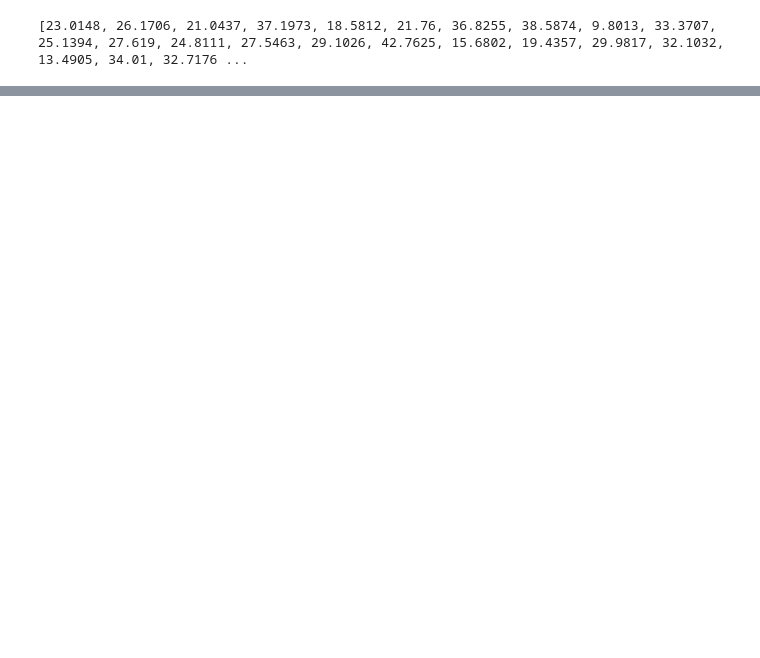
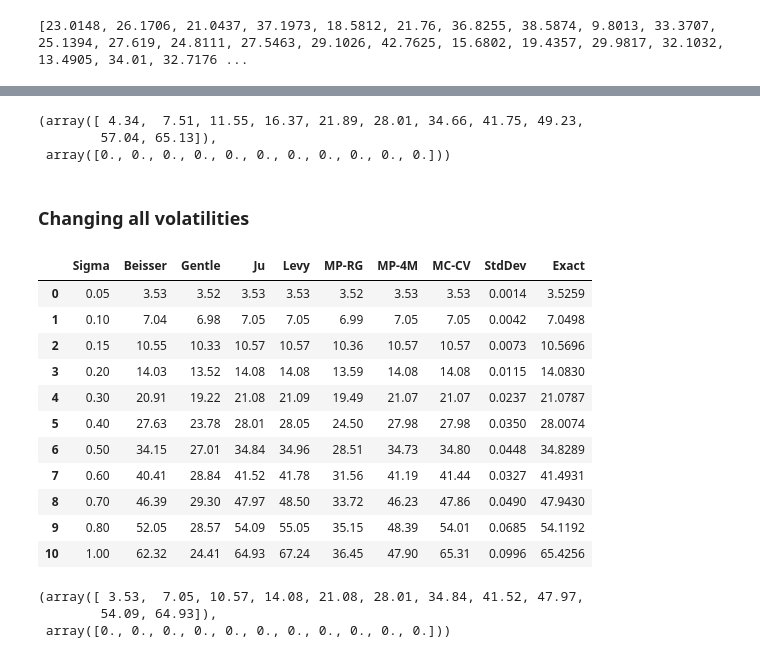
Before and after one commit to LantianXue/2001212267_2001212401, a Jupyter notebook: PHBS_ASP_Project/Ju2002_asian_and_basket_option.ipynb, the cells around one changed output, grey strips where cells are left out. Drawn from its saved outputs; the diff is of its cells as text; code cells hidden in the pictures; blank space fills up the shorter version.

```diff
--- a/PHBS_ASP_Project/Ju2002_asian_and_basket_option.ipynb
+++ b/PHBS_ASP_Project/Ju2002_asian_and_basket_option.ipynb
@@ -208,0 +288,40 @@ print(TE6)
+# %%
+spot = np.arange(50, 151, 10)[:,None]*np.ones(4)
+m = pf.BsmBasketAsianJu2002(sigma=sigma, cor=0.5)
+result = np.zeros(len(spot))
+for k in range(len(spot)):
+    result[k] = np.round(m.price(100, spot=spot[k], texp=texp),2)
+np.round(result, 2), np.round(result, 2) - df['Ju'].values
+# %% [output]
+(array([ 4.34,  7.51, 11.55, 16.37, 21.89, 28.01, 34.66, 41.75, 49.23,
+        57.04, 65.13]),
+ array([0., 0., 0., 0., 0., 0., 0., 0., 0., 0., 0.]))
+# %% [markdown]
+### Changing all volatilities
+# %%
+df = pd.read_excel(file, sheet_name='4')
+df
+# %% [output]
+|  | Sigma | Beisser | Gentle | Ju | Levy | MP-RG | MP-4M | MC-CV | StdDev | Exact |
+| 0 | 0.05 | 3.53 | 3.52 | 3.53 | 3.53 | 3.52 | 3.53 | 3.53 | 0.0014 | 3.5259 |
+| 1 | 0.10 | 7.04 | 6.98 | 7.05 | 7.05 | 6.99 | 7.05 | 7.05 | 0.0042 | 7.0498 |
+| 2 | 0.15 | 10.55 | 10.33 | 10.57 | 10.57 | 10.36 | 10.57 | 10.57 | 0.0073 | 10.5696 |
+| 3 | 0.20 | 14.03 | 13.52 | 14.08 | 14.08 | 13.59 | 14.08 | 14.08 | 0.0115 | 14.0830 |
+| 4 | 0.30 | 20.91 | 19.22 | 21.08 | 21.09 | 19.49 | 21.07 | 21.07 | 0.0237 | 21.0787 |
+| 5 | 0.40 | 27.63 | 23.78 | 28.01 | 28.05 | 24.50 | 27.98 | 27.98 | 0.0350 | 28.0074 |
+| 6 | 0.50 | 34.15 | 27.01 | 34.84 | 34.96 | 28.51 | 34.73 | 34.80 | 0.0448 | 34.8289 |
+| 7 | 0.60 | 40.41 | 28.84 | 41.52 | 41.78 | 31.56 | 41.19 | 41.44 | 0.0327 | 41.4931 |
+| 8 | 0.70 | 46.39 | 29.30 | 47.97 | 48.50 | 33.72 | 46.23 | 47.86 | 0.0490 | 47.9430 |
+| 9 | 0.80 | 52.05 | 28.57 | 54.09 | 55.05 | 35.15 | 48.39 | 54.01 | 0.0685 | 54.1192 |
+| 10 | 1.00 | 62.32 | 24.41 | 64.93 | 67.24 | 36.45 | 47.90 | 65.31 | 0.0996 | 65.4256 |
+# %%
+sigmas = np.array([5, 10, 15, 20, 30, 40, 50, 60, 70, 80, 100])/100
+result = np.zeros_like(sigmas)
+for k in range(len(sigmas)):
+    m = pf.BsmBasketAsianJu2002(sigma=sigmas[k]*o4, cor=0.5)
+    result[k] = m.price(100, 100*o4, texp)
+np.round(result, 2), np.round(result, 2) - df['Ju'].values
+# %% [output]
+(array([ 3.53,  7.05, 10.57, 14.08, 21.08, 28.01, 34.84, 41.52, 47.97,
+        54.09, 64.93]),
+ array([0., 0., 0., 0., 0., 0., 0., 0., 0., 0., 0.]))
```
Also changed, not shown: parts of 15 cells of this notebook, 1 other file.
